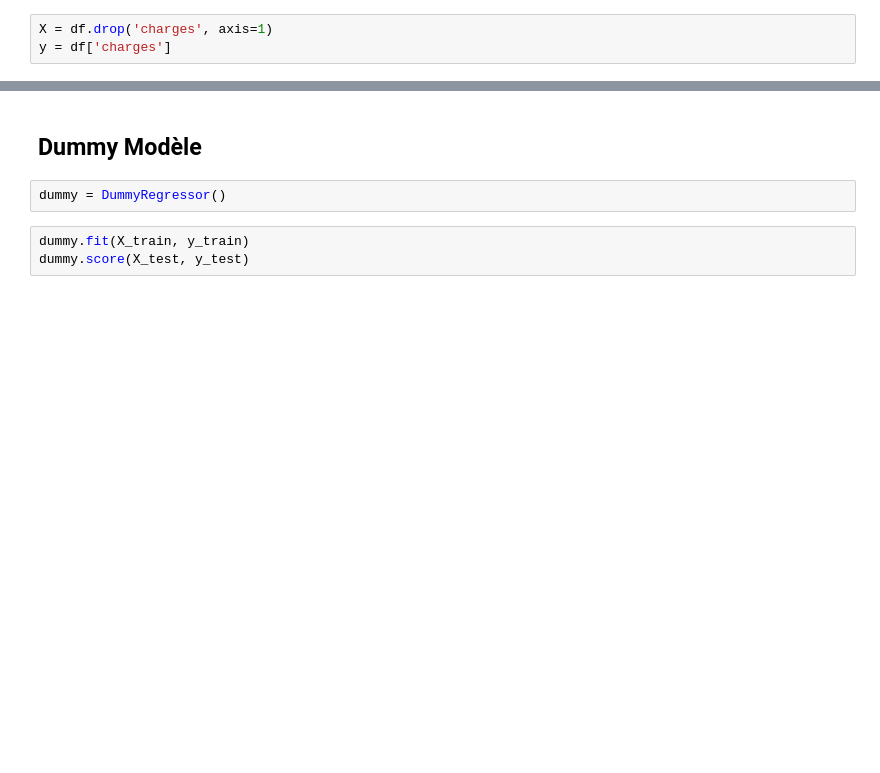
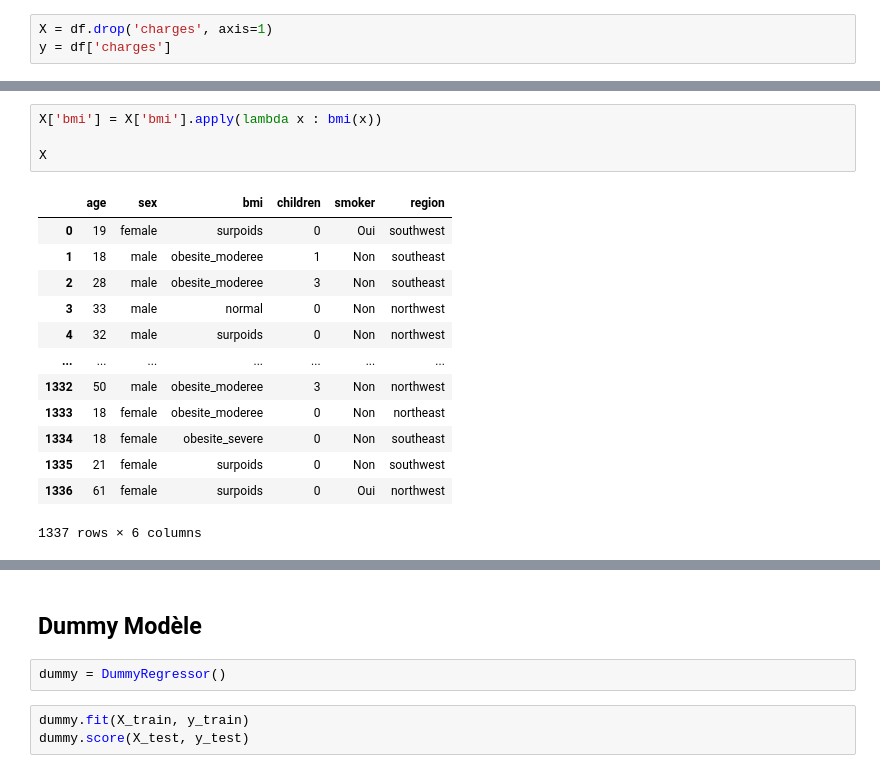
Before and after one commit to Benalieur/assurance, a Jupyter notebook: notebooks/model.ipynb, the cells around one changed output, grey strips where cells are left out. Cells and saved outputs as stored; diff of their text form; blank space fills up the shorter version.

```diff
--- a/notebooks/model.ipynb
+++ b/notebooks/model.ipynb
@@ -458,0 +64,18 @@ y = df['charges']
+# %%
+X['bmi'] = X['bmi'].apply(lambda x : bmi(x))
+
+X
+# %% [output]
+|  | age | sex | bmi | children | smoker | region |
+| 0 | 19 | female | surpoids | 0 | Oui | southwest |
+| 1 | 18 | male | obesite_moderee | 1 | Non | southeast |
+| 2 | 28 | male | obesite_moderee | 3 | Non | southeast |
+| 3 | 33 | male | normal | 0 | Non | northwest |
+| 4 | 32 | male | surpoids | 0 | Non | northwest |
+| ... | ... | ... | ... | ... | ... | ... |
+| 1332 | 50 | male | obesite_moderee | 3 | Non | northwest |
+| 1333 | 18 | female | obesite_moderee | 0 | Non | northeast |
+| 1334 | 18 | female | obesite_severe | 0 | Non | southeast |
+| 1335 | 21 | female | surpoids | 0 | Non | southwest |
+| 1336 | 61 | female | surpoids | 0 | Oui | northwest |
+1337 rows × 6 columns
```
Also changed, not shown: parts of 86 cells of this notebook, 6 other files.
